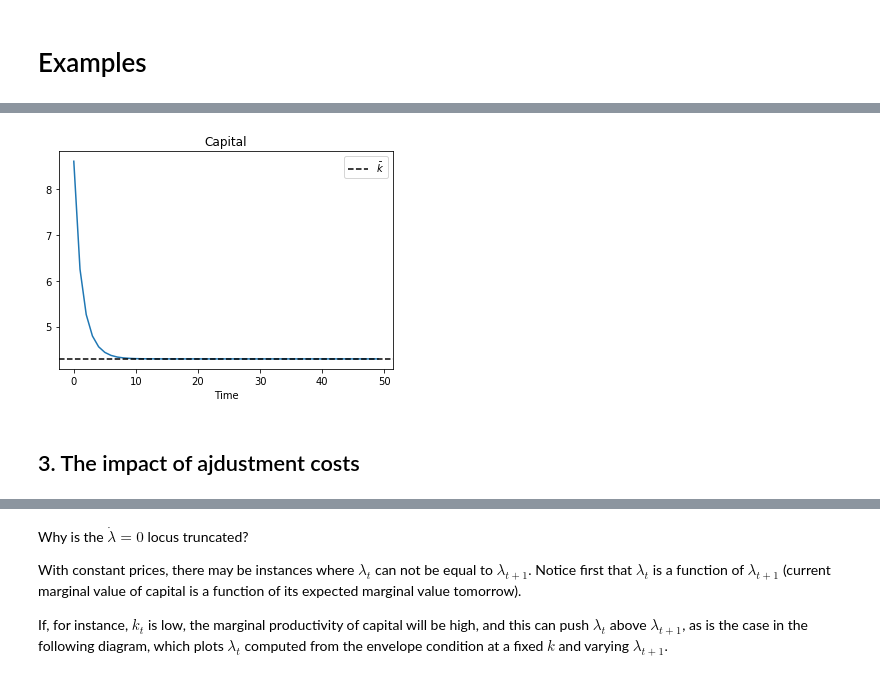
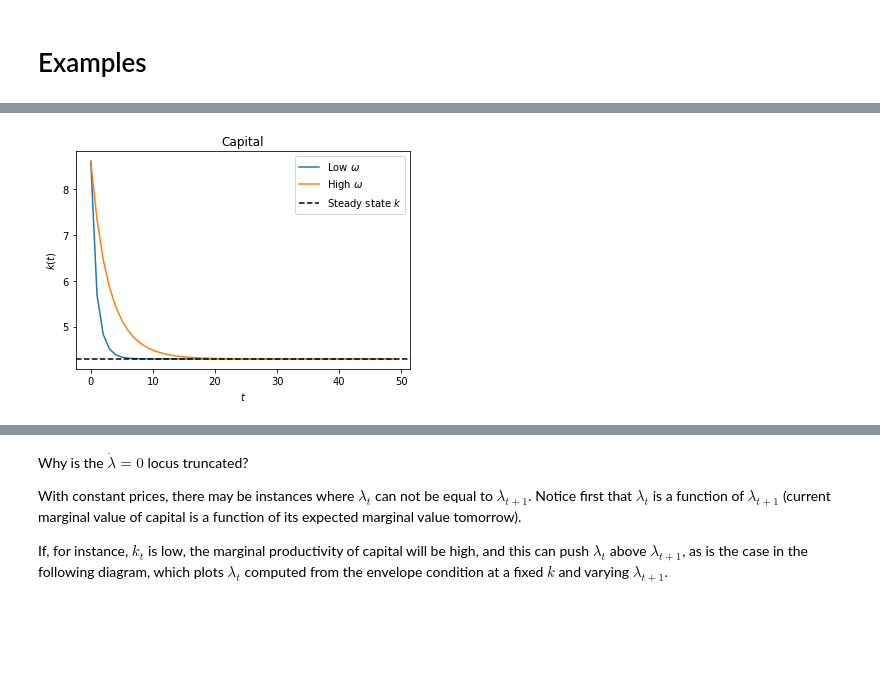
Before and after one commit to Mv77/Q_Investment, a Jupyter notebook: Examples.ipynb, the cells around one changed output, grey strips where cells are left out. Cells and saved outputs as stored; diff of their text form; code cells hidden in the pictures; blank space fills up the shorter version.

```diff
--- a/Examples.ipynb
+++ b/Examples.ipynb
@@ -37,20 +43,26 @@ plt.show()
 # %%
-# Find capital dynamics from a given starting capital
-k0 = 2*Qexample.kss
+# Create and solve two instances, one with high and one with low adjustment costs omega
+Qlow  = Qmod(omega =  0.1)
+Qhigh = Qmod(omega =  0.9)
+
+Qlow.solve()
+Qhigh.solve()
+
+# Simulate adjustment from an initial capital level
+k0 = 2*Qhigh.kss
 t = 50
-
-# Simulate capital trajectory
-k = Qexample.simulate(k0,t)
+k_low = Qlow.simulate(k0,t)
+k_high = Qhigh.simulate(k0,t)
 
 # Plot
 plt.figure()
-plt.plot(k)
-plt.axhline(y = Qexample.kss,linestyle = '--',color = 'k', label = '$\\bar{k}$')
+plt.plot(k_low, label = 'Low $\\omega$')
+plt.plot(k_high, label = 'High $\\omega$')
+plt.axhline(y = Qhigh.kss,linestyle = '--',color = 'k', label = 'Steady state ${k}$')
 plt.title('Capital')
-plt.xlabel('Time')
+plt.xlabel('$t$')
+plt.ylabel('$k(t)$')
 plt.legend()
 plt.show()
 # %% [output]
-[figure, old version]
+[figure, new version]
-# %% [markdown]
-## 3. The impact of ajdustment costs
```
Also changed, not shown: parts of 15 cells of this notebook, 1 other file.
